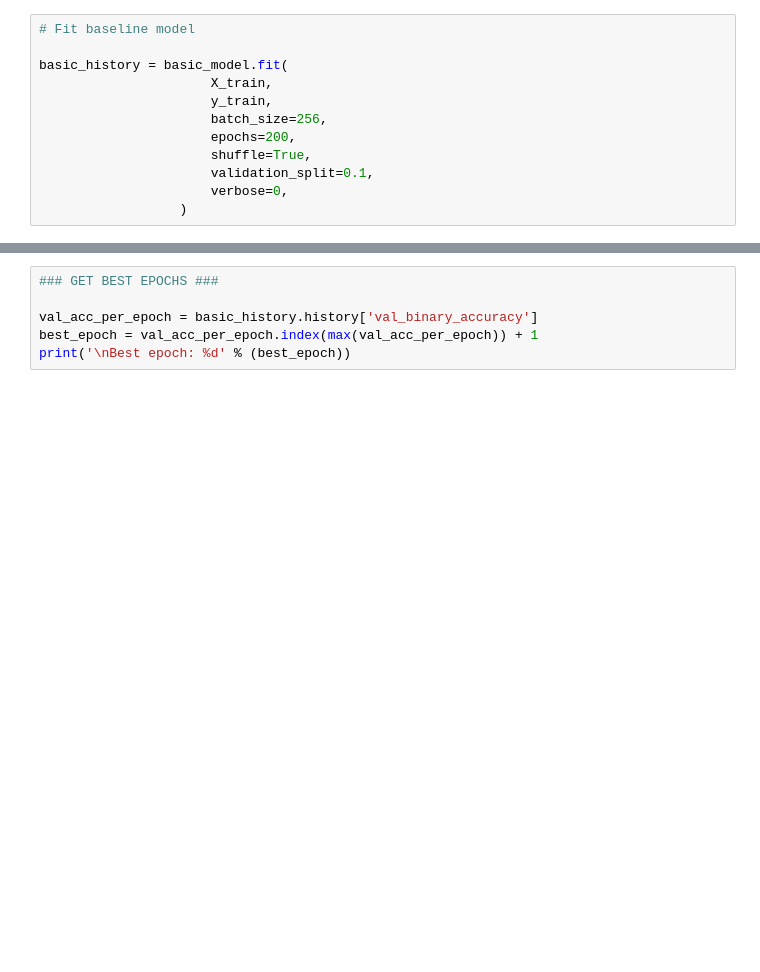
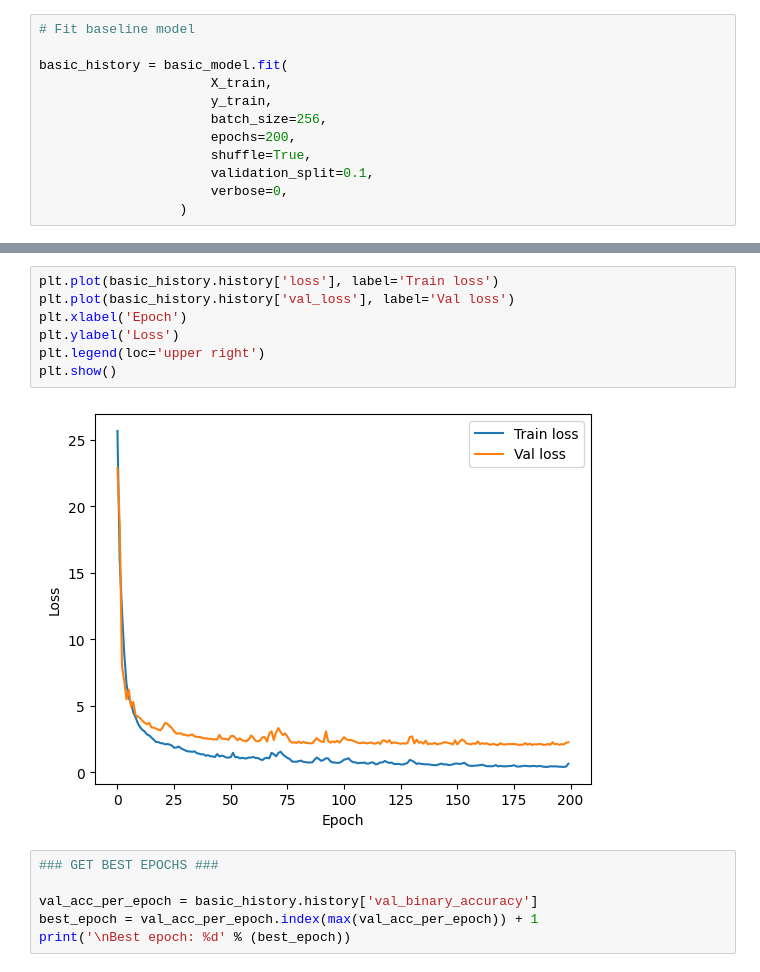
Before and after one commit to dotlab-brazil/Congenital-Syphilis-CNN-Classification, a Jupyter notebook: converters/IGTD/IGTD-Basic-CNN.ipynb, the cells around one changed output, grey strips where cells are left out. Drawn from its saved outputs; the diff is of its cells as text; blank space fills up the shorter version.

```diff
--- a/converters/IGTD/IGTD-Basic-CNN.ipynb
+++ b/converters/IGTD/IGTD-Basic-CNN.ipynb
@@ -187,3 +198,12 @@ plt.legend(loc='lower right')
+# %%
+plt.plot(basic_history.history['loss'], label='Train loss')
+plt.plot(basic_history.history['val_loss'], label='Val loss')
+plt.xlabel('Epoch')
+plt.ylabel('Loss')
+plt.legend(loc='upper right')
+plt.show()
+# %% [output]
+[figure, added]
 # %%
 ### GET BEST EPOCHS ###
 
```
Also changed, not shown: parts of 10 cells of this notebook, 48 other files.
